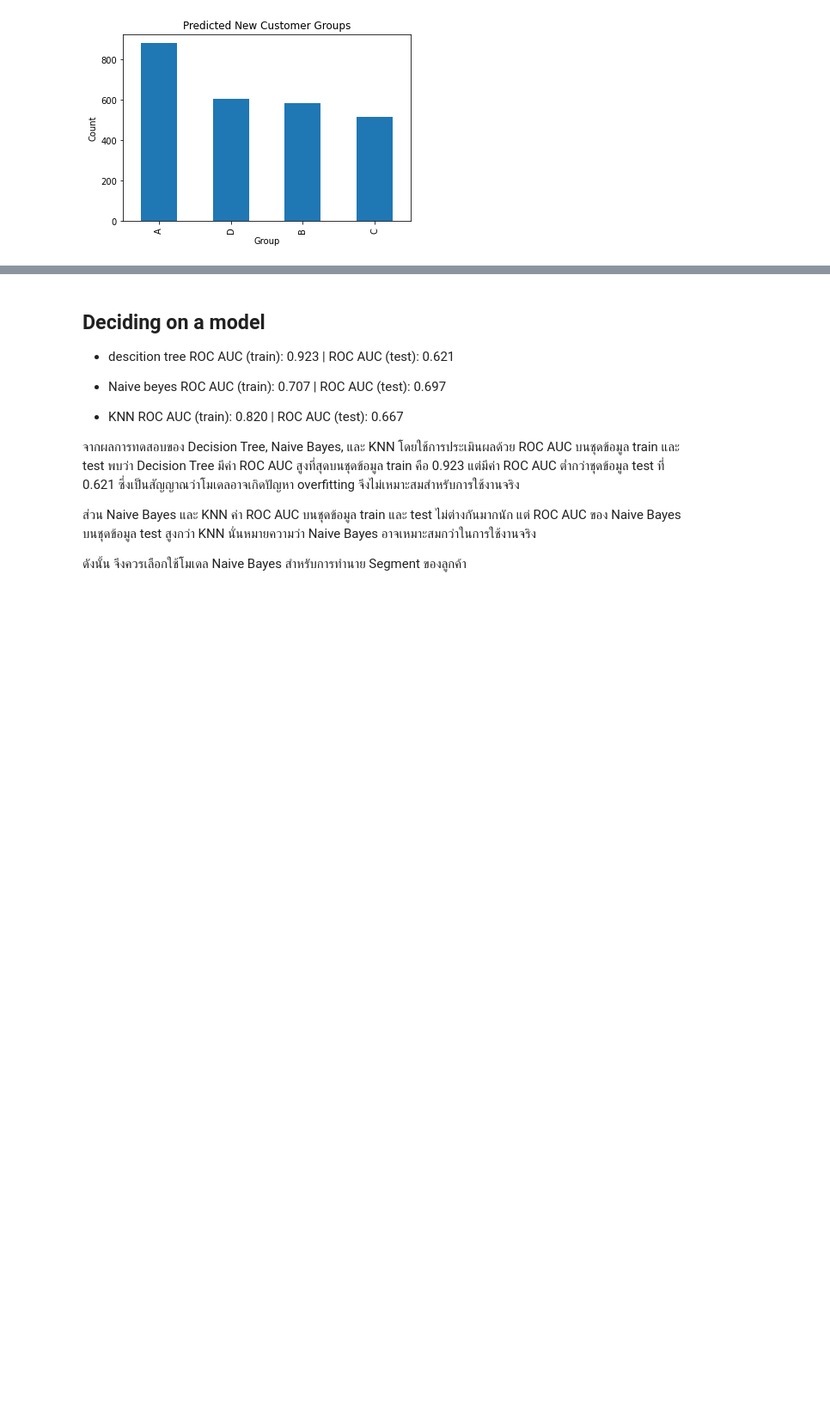
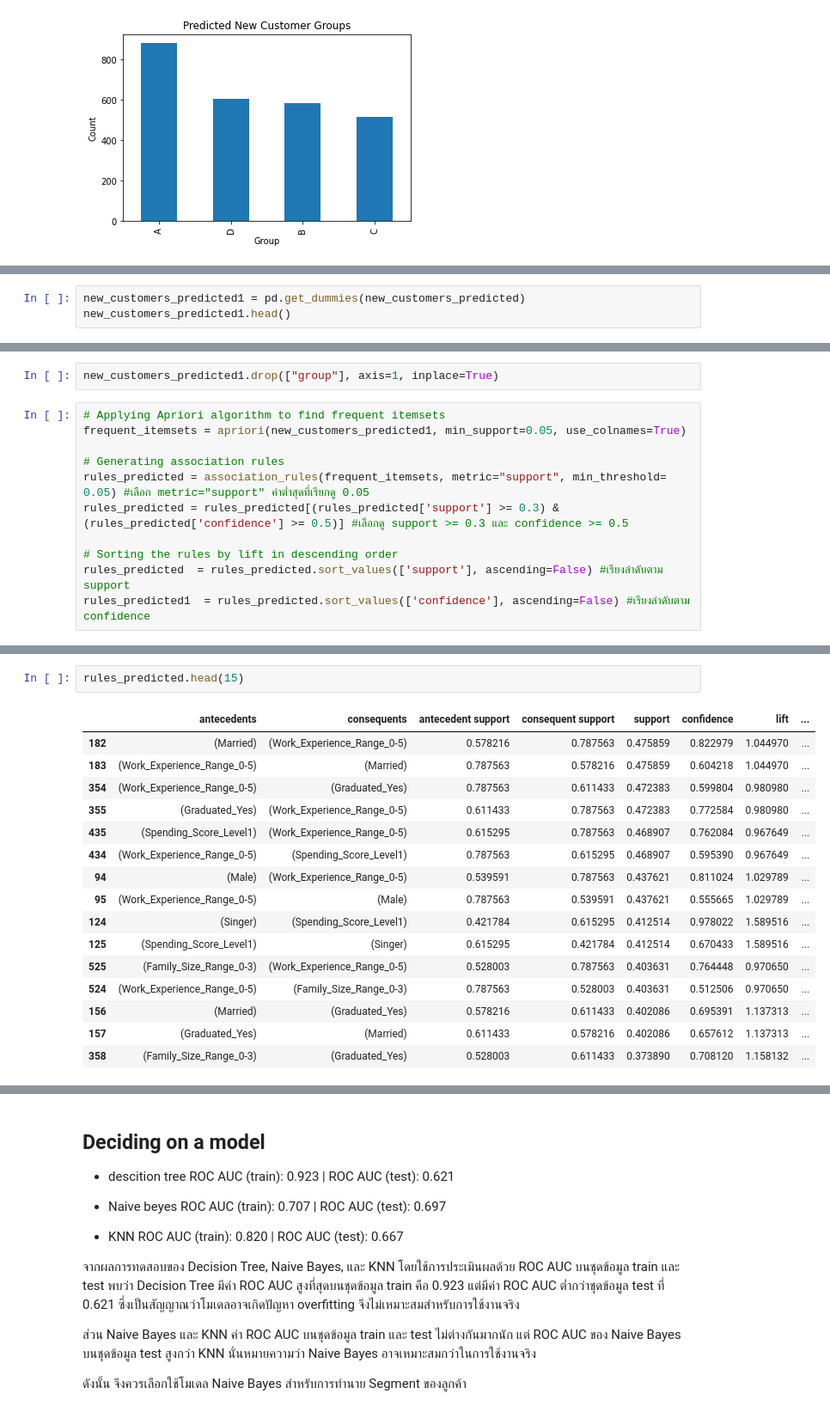
Before and after one commit to Aomaphisara/bsc_dpdm22, a Jupyter notebook: project.ipynb, the cells around one changed output, grey strips where cells are left out. Shown: that part at 86% size. Drawn from its saved outputs; the diff is of its cells as text; blank space fills up the shorter version.

```diff
--- a/project.ipynb
+++ b/project.ipynb
@@ -1047,0 +1052,3 @@ plt.show()
+# %%
+new_customers_predicted1 = pd.get_dummies(new_customers_predicted)
+new_customers_predicted1.head()
@@ -1047,0 +1063,13 @@ plt.show()
+# %%
+new_customers_predicted1.drop(["group"], axis=1, inplace=True)
+# %%
+# Applying Apriori algorithm to find frequent itemsets
+frequent_itemsets = apriori(new_customers_predicted1, min_support=0.05, use_colnames=True)
+
+# Generating association rules
+rules_predicted = association_rules(frequent_itemsets, metric="support", min_threshold= 0.05) #เลือก metric="support" ค่าต่ำสุดที่เรียกดู 0.05
+rules_predicted = rules_predicted[(rules_predicted['support'] >= 0.3) & (rules_predicted['confidence'] >= 0.5)] #เลือกดู support >= 0.3 และ confidence >= 0.5
+
+# Sorting the rules by lift in descending order
+rules_predicted  = rules_predicted.sort_values(['support'], ascending=False) #เรียงลำดับตาม support
+rules_predicted1  = rules_predicted.sort_values(['confidence'], ascending=False) #เรียงลำดับตาม confidence
@@ -1047,0 +1079,19 @@ plt.show()
+# %%
+rules_predicted.head(15)
+# %% [output]
+|  | antecedents | consequents | antecedent support | consequent support | support | confidence | lift | ... |
+| 182 | (Married) | (Work_Experience_Range_0-5) | 0.578216 | 0.787563 | 0.475859 | 0.822979 | 1.044970 | ... |
+| 183 | (Work_Experience_Range_0-5) | (Married) | 0.787563 | 0.578216 | 0.475859 | 0.604218 | 1.044970 | ... |
+| 354 | (Work_Experience_Range_0-5) | (Graduated_Yes) | 0.787563 | 0.611433 | 0.472383 | 0.599804 | 0.980980 | ... |
+| 355 | (Graduated_Yes) | (Work_Experience_Range_0-5) | 0.611433 | 0.787563 | 0.472383 | 0.772584 | 0.980980 | ... |
+| 435 | (Spending_Score_Level1) | (Work_Experience_Range_0-5) | 0.615295 | 0.787563 | 0.468907 | 0.762084 | 0.967649 | ... |
+| 434 | (Work_Experience_Range_0-5) | (Spending_Score_Level1) | 0.787563 | 0.615295 | 0.468907 | 0.595390 | 0.967649 | ... |
+| 94 | (Male) | (Work_Experience_Range_0-5) | 0.539591 | 0.787563 | 0.437621 | 0.811024 | 1.029789 | ... |
+| 95 | (Work_Experience_Range_0-5) | (Male) | 0.787563 | 0.539591 | 0.437621 | 0.555665 | 1.029789 | ... |
+| 124 | (Singer) | (Spending_Score_Level1) | 0.421784 | 0.615295 | 0.412514 | 0.978022 | 1.589516 | ... |
+| 125 | (Spending_Score_Level1) | (Singer) | 0.615295 | 0.421784 | 0.412514 | 0.670433 | 1.589516 | ... |
+| 525 | (Family_Size_Range_0-3) | (Work_Experience_Range_0-5) | 0.528003 | 0.787563 | 0.403631 | 0.764448 | 0.970650 | ... |
+| 524 | (Work_Experience_Range_0-5) | (Family_Size_Range_0-3) | 0.787563 | 0.528003 | 0.403631 | 0.512506 | 0.970650 | ... |
+| 156 | (Married) | (Graduated_Yes) | 0.578216 | 0.611433 | 0.402086 | 0.695391 | 1.137313 | ... |
+| 157 | (Graduated_Yes) | (Married) | 0.611433 | 0.578216 | 0.402086 | 0.657612 | 1.137313 | ... |
+| 358 | (Family_Size_Range_0-3) | (Graduated_Yes) | 0.528003 | 0.611433 | 0.373890 | 0.708120 | 1.158132 | ... |
```
Also changed, not shown: parts of 13 cells of this notebook.
